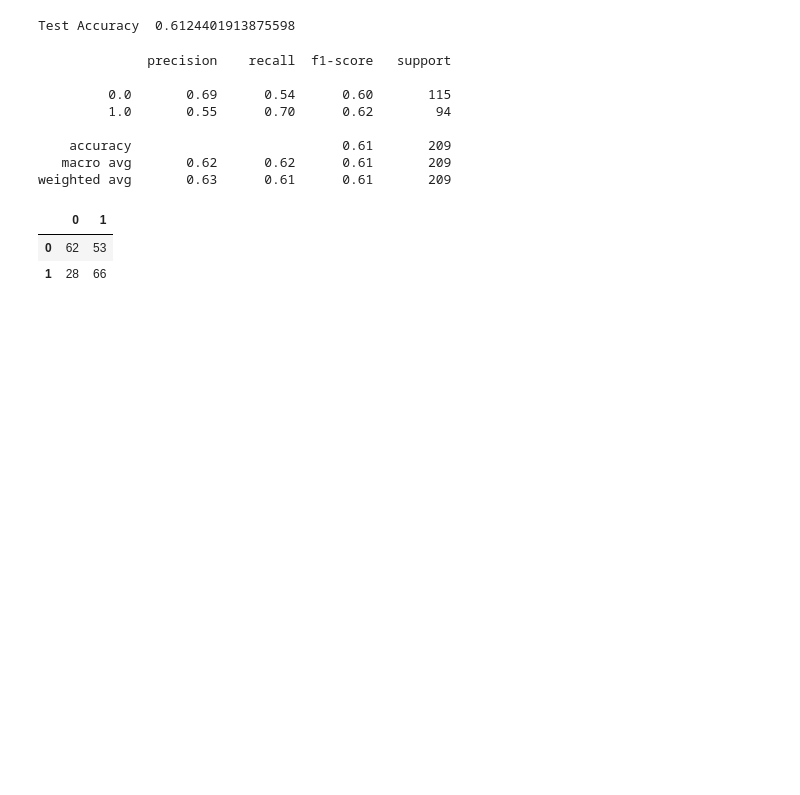
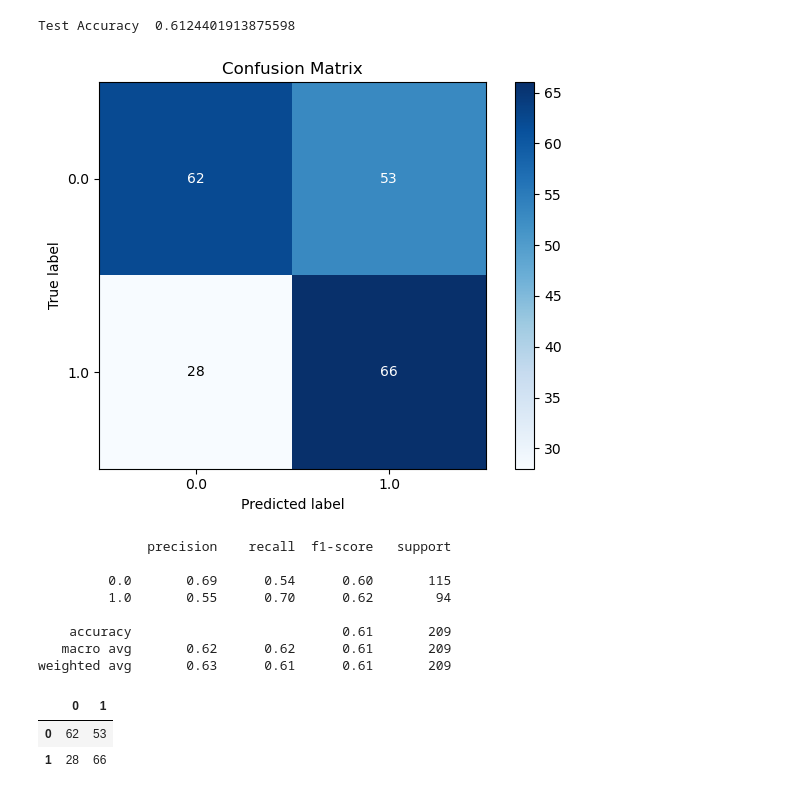
Before and after one commit to NafisFaiyaz007/CSE-445-Machine-learning_Predicting-Risky-Alcohol-Consumption-among-Students, a Jupyter notebook: Research question 3 .ipynb, the cells around one changed output. Saved outputs shown, nothing was run; the diff lists cells and outputs as text; code cells hidden in the pictures; blank space fills up the shorter version.

Commit message:
confusion matrix

```diff
--- a/Research question 3 .ipynb
+++ b/Research question 3 .ipynb
@@ -70,6 +93,11 @@ from sklearn.metrics import classification_report, accuracy_score, confusion_mat
 print('Test Accuracy ', accuracy_score(y_test, y_pred ))
 # %% [output]
 Test Accuracy  0.6124401913875598
+# %%
+skplt.metrics.plot_confusion_matrix(y_test, y_pred);
+save_fig('Confusion Matrix for KNN q3')
+# %% [output]
+[figure, added]
 # %%
 print(classification_report(y_test, y_pred))
 # %% [output]
```
Also changed, not shown: parts of 5 cells of this notebook, 6 other files.
